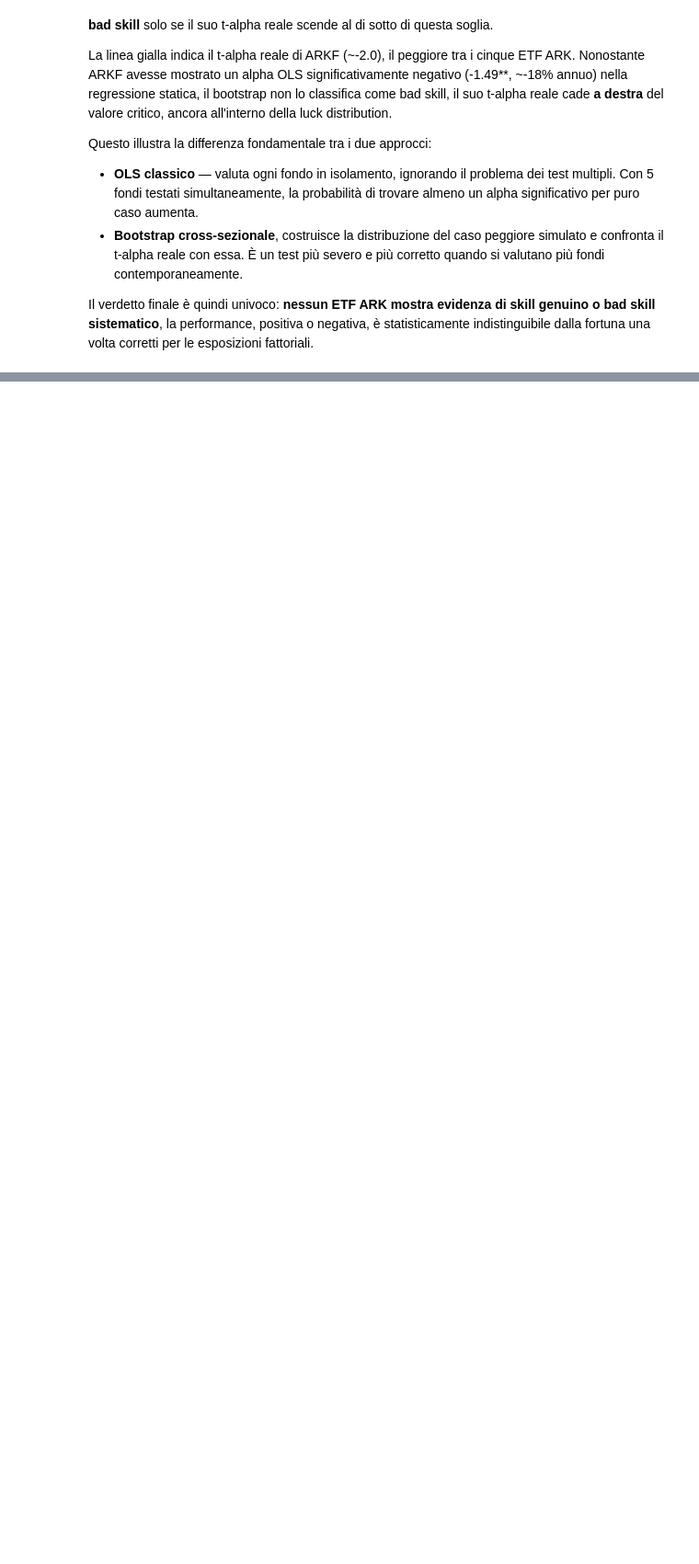
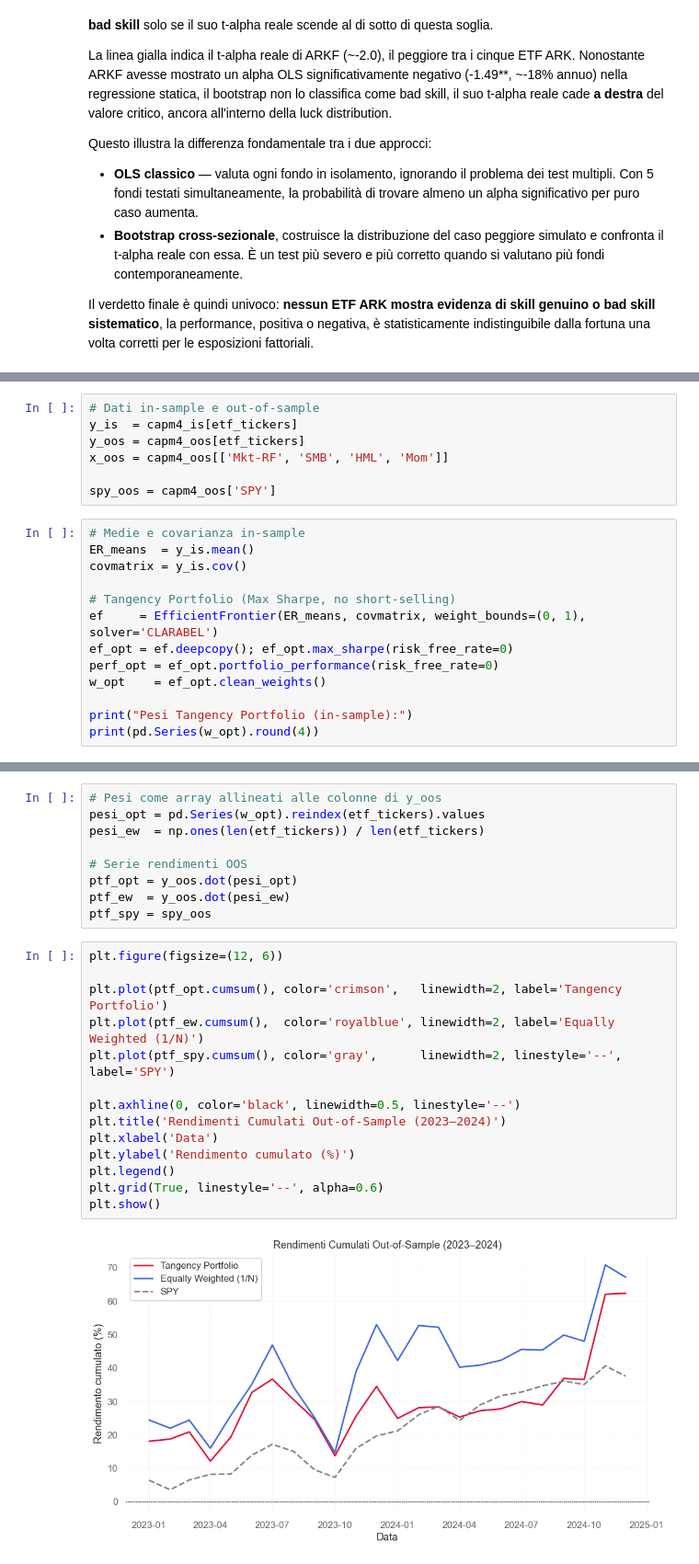
Before and after one commit to fenicola/Ark_Invest_skill_or_luck, a Jupyter notebook: skill_or_luck.ipynb, the cells around one changed output, grey strips where cells are left out. Shown at 92% size. Drawn from its saved outputs; the diff is of its cells as text; blank space fills up the shorter version.

```diff
--- a/skill_or_luck.ipynb
+++ b/skill_or_luck.ipynb
@@ -628,0 +625,20 @@ fattoriali.
+# %%
+# Dati in-sample e out-of-sample
+y_is  = capm4_is[etf_tickers]
+y_oos = capm4_oos[etf_tickers]
+x_oos = capm4_oos[['Mkt-RF', 'SMB', 'HML', 'Mom']]
+
+spy_oos = capm4_oos['SPY']
+# %%
+# Medie e covarianza in-sample
+ER_means  = y_is.mean()
+covmatrix = y_is.cov()
+
+# Tangency Portfolio (Max Sharpe, no short-selling)
+ef     = EfficientFrontier(ER_means, covmatrix, weight_bounds=(0, 1), solver='CLARABEL')
+ef_opt = ef.deepcopy(); ef_opt.max_sharpe(risk_free_rate=0)
+perf_opt = ef_opt.portfolio_performance(risk_free_rate=0)
+w_opt    = ef_opt.clean_weights()
+
+print("Pesi Tangency Portfolio (in-sample):")
+print(pd.Series(w_opt).round(4))
@@ -628,0 +653,25 @@ fattoriali.
+# %%
+# Pesi come array allineati alle colonne di y_oos
+pesi_opt = pd.Series(w_opt).reindex(etf_tickers).values
+pesi_ew  = np.ones(len(etf_tickers)) / len(etf_tickers)
+
+# Serie rendimenti OOS
+ptf_opt = y_oos.dot(pesi_opt)
+ptf_ew  = y_oos.dot(pesi_ew)
+ptf_spy = spy_oos
+# %%
+plt.figure(figsize=(12, 6))
+
+plt.plot(ptf_opt.cumsum(), color='crimson',   linewidth=2, label='Tangency Portfolio')
+plt.plot(ptf_ew.cumsum(),  color='royalblue', linewidth=2, label='Equally Weighted (1/N)')
+plt.plot(ptf_spy.cumsum(), color='gray',      linewidth=2, linestyle='--', label='SPY')
+
+plt.axhline(0, color='black', linewidth=0.5, linestyle='--')
+plt.title('Rendimenti Cumulati Out-of-Sample (2023–2024)')
+plt.xlabel('Data')
+plt.ylabel('Rendimento cumulato (%)')
+plt.legend()
+plt.grid(True, linestyle='--', alpha=0.6)
+plt.show()
+# %% [output]
+[figure, added]
```
Also changed, not shown: parts of 16 cells of this notebook.
